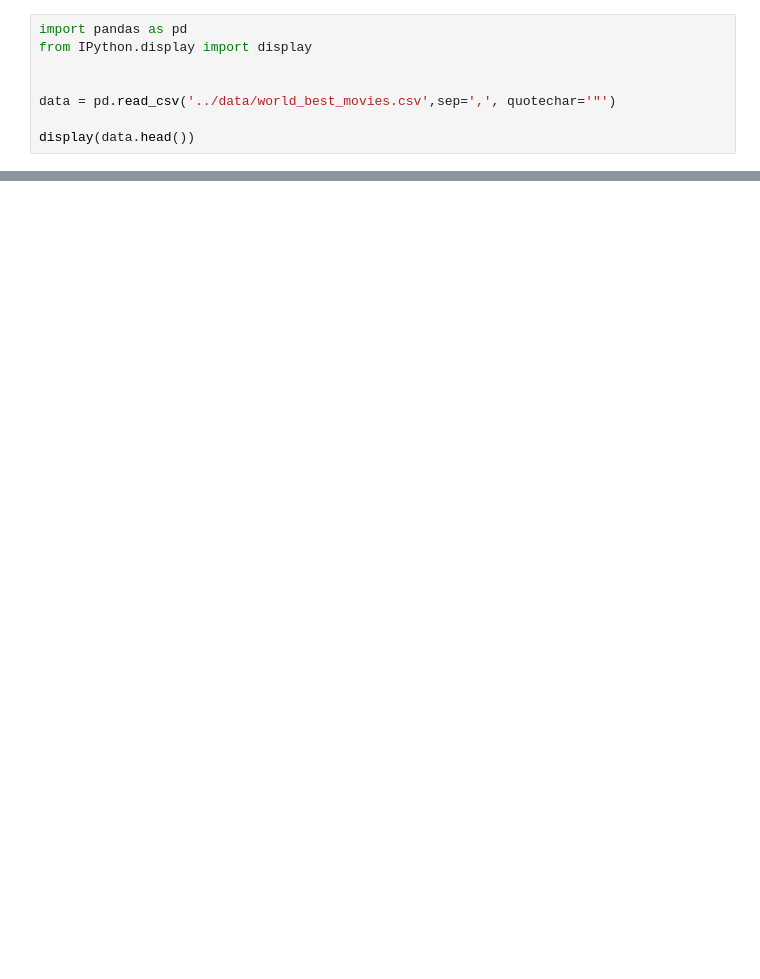
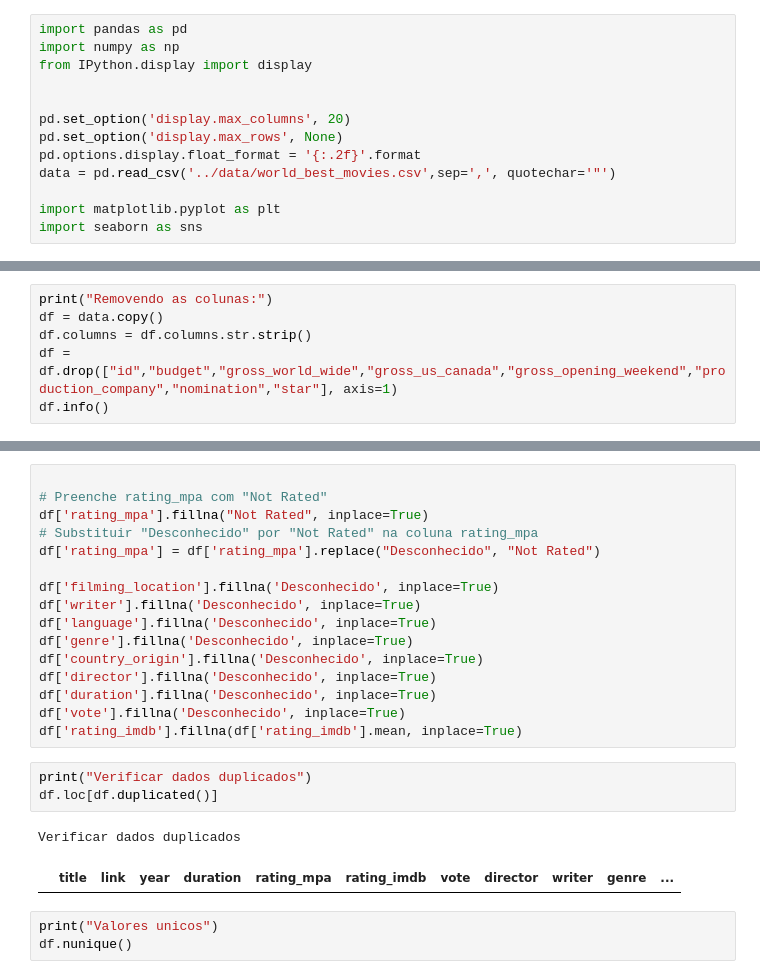
Before and after one commit to Erc-prog-xD/CienciaDeDados, a Jupyter notebook: notebooks/imdb-notebook.ipynb, the cells around one changed output, grey strips where cells are left out. Drawn from its saved outputs; the diff is of its cells as text; blank space fills up the shorter version.

Commit message:
adicionando eda ao notebook veiculo e imdb

```diff
--- a/notebooks/imdb-notebook.ipynb
+++ b/notebooks/imdb-notebook.ipynb
@@ -1,8 +1,13 @@
 # %%
 import pandas as pd
+import numpy as np
 from IPython.display import display
 
 
+pd.set_option('display.max_columns', 20)
+pd.set_option('display.max_rows', None)
+pd.options.display.float_format = '{:.2f}'.format
 data = pd.read_csv('../data/world_best_movies.csv',sep=',', quotechar='"')
 
-display(data.head())
+import matplotlib.pyplot as plt
+import seaborn as sns
@@ -16,0 +32,6 @@ display(data.head())
+# %%
+print("Removendo as colunas:")
+df = data.copy()
+df.columns = df.columns.str.strip()
+df = df.drop(["id","budget","gross_world_wide","gross_us_canada","gross_opening_weekend","production_company","nomination","star"], axis=1)
+df.info()
@@ -16,0 +85,25 @@ display(data.head())
+# %%
+
+# Preenche rating_mpa com "Not Rated"
+df['rating_mpa'].fillna("Not Rated", inplace=True)
+# Substituir "Desconhecido" por "Not Rated" na coluna rating_mpa
+df['rating_mpa'] = df['rating_mpa'].replace("Desconhecido", "Not Rated")
+
+df['filming_location'].fillna('Desconhecido', inplace=True)
+df['writer'].fillna('Desconhecido', inplace=True)
+df['language'].fillna('Desconhecido', inplace=True)
+df['genre'].fillna('Desconhecido', inplace=True)
+df['country_origin'].fillna('Desconhecido', inplace=True)
+df['director'].fillna('Desconhecido', inplace=True)
+df['duration'].fillna('Desconhecido', inplace=True)
+df['vote'].fillna('Desconhecido', inplace=True)
+df['rating_imdb'].fillna(df['rating_imdb'].mean, inplace=True)
+# %%
+print("Verificar dados duplicados")
+df.loc[df.duplicated()]
+# %% [output]
+Verificar dados duplicados
+|  | title | link | year | duration | rating_mpa | rating_imdb | vote | director | writer | genre | ... |
+# %%
+print("Valores unicos")
+df.nunique()
```
Also changed, not shown: parts of 7 cells of this notebook, 3 other files.
